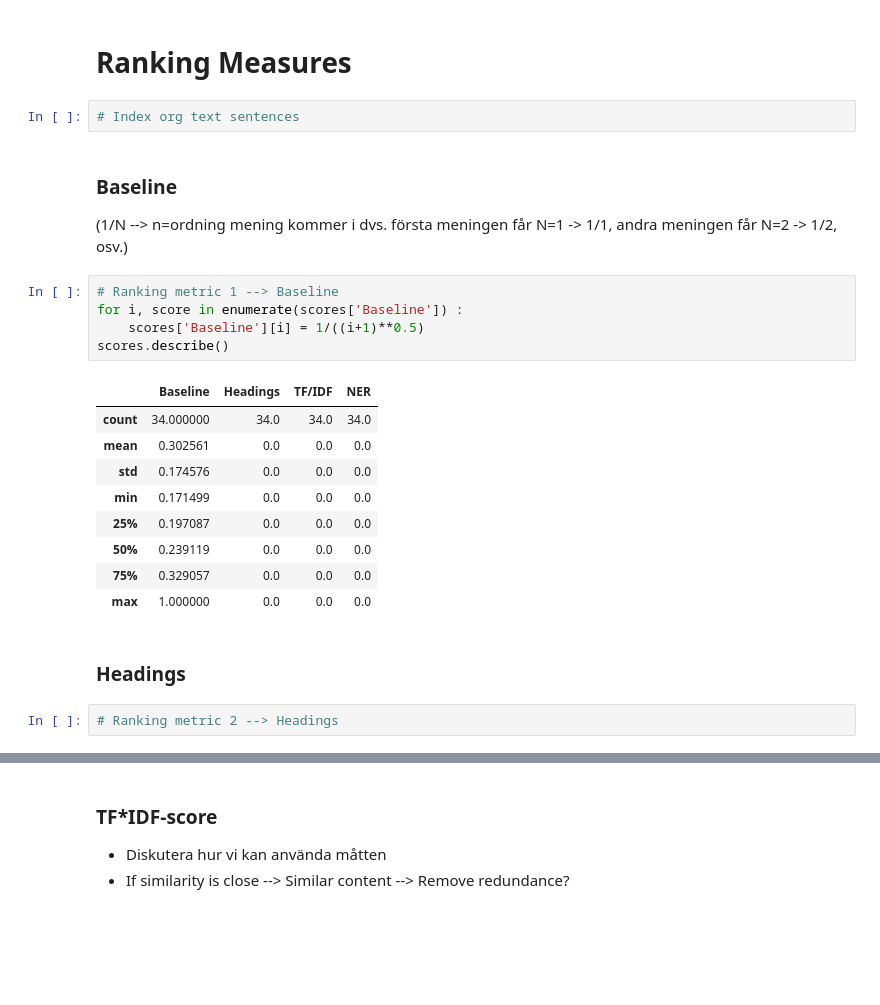
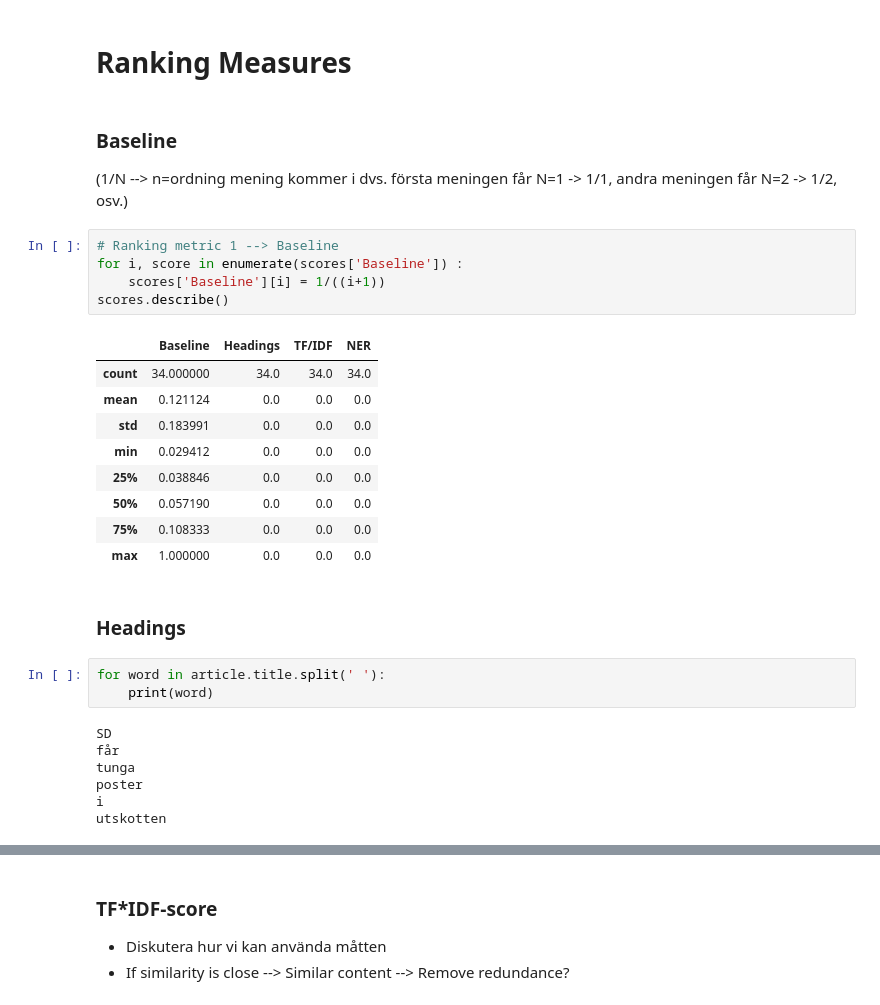
Before and after one commit to magneticmojo/swedish-news-article-summarization-jupyter-notebook, a Jupyter notebook: text_summarization.ipynb, the cells around one changed output, grey strips where cells are left out. Saved outputs shown, nothing was run; the diff lists cells and outputs as text; blank space fills up the shorter version.

```diff
--- a/text_summarization.ipynb
+++ b/text_summarization.ipynb
@@ -176,27 +176,33 @@ def calc_p_r(text_output):
 # https://nlp.johnsnowlabs.com/2020/05/05/lemma_sv.html
 # %% [markdown]
 # Ranking Measures
-# %%
-# Index org text sentences
 # %% [markdown]
 ### Baseline
 (1/N --> n=ordning mening kommer i dvs. första meningen får N=1 -> 1/1, andra meningen får N=2 -> 1/2, osv.)
 # %%
 # Ranking metric 1 --> Baseline
 for i, score in enumerate(scores['Baseline']) :
-    scores['Baseline'][i] = 1/((i+1)**0.5)
+    scores['Baseline'][i] = 1/((i+1))
 scores.describe()
 # %% [output]
 |  | Baseline | Headings | TF/IDF | NER |
 | count | 34.000000 | 34.0 | 34.0 | 34.0 |
-| mean | 0.302561 | 0.0 | 0.0 | 0.0 |
-| std | 0.174576 | 0.0 | 0.0 | 0.0 |
-| min | 0.171499 | 0.0 | 0.0 | 0.0 |
-| 25% | 0.197087 | 0.0 | 0.0 | 0.0 |
-| 50% | 0.239119 | 0.0 | 0.0 | 0.0 |
-| 75% | 0.329057 | 0.0 | 0.0 | 0.0 |
+| mean | 0.121124 | 0.0 | 0.0 | 0.0 |
+| std | 0.183991 | 0.0 | 0.0 | 0.0 |
+| min | 0.029412 | 0.0 | 0.0 | 0.0 |
+| 25% | 0.038846 | 0.0 | 0.0 | 0.0 |
+| 50% | 0.057190 | 0.0 | 0.0 | 0.0 |
+| 75% | 0.108333 | 0.0 | 0.0 | 0.0 |
 | max | 1.000000 | 0.0 | 0.0 | 0.0 |
 # %% [markdown]
 ### Headings
-# %%
-# Ranking metric 2 --> Headings
+# %%
+for word in article.title.split(' '):
+    print(word)
+# %% [output]
+SD
+får
+tunga
+poster
+i
+utskotten
```
Also changed, not shown: parts of 2 cells of this notebook.
